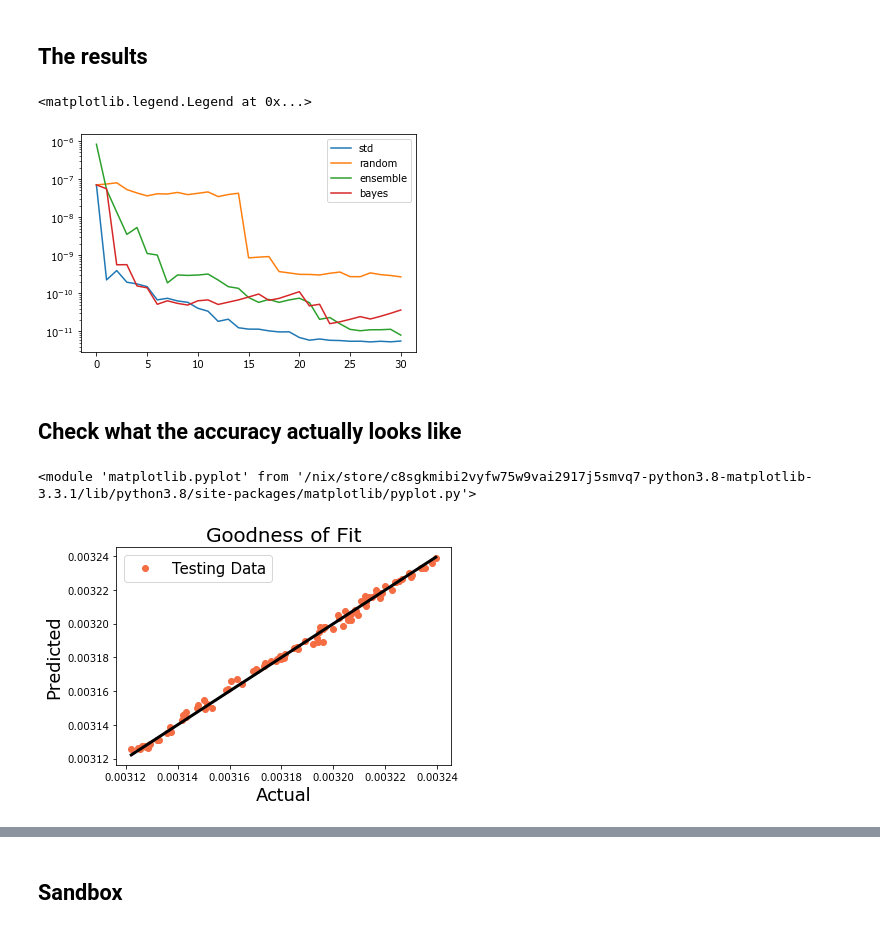
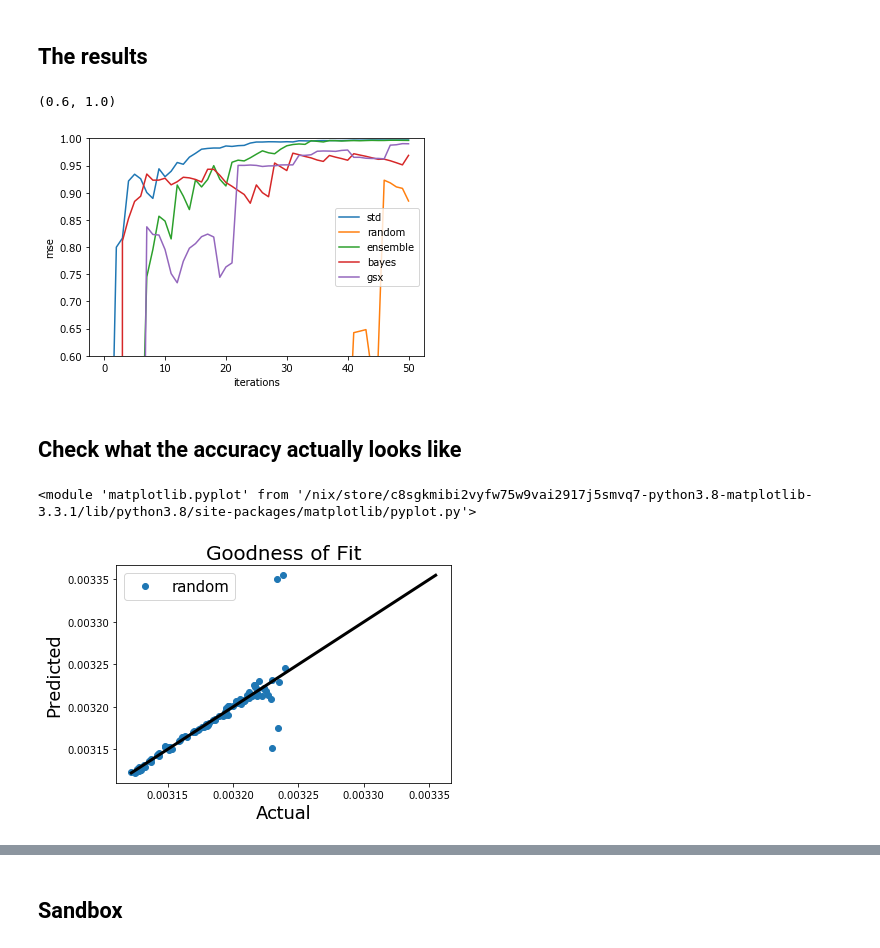
Before and after one commit to usnistgov/active-learning, a Jupyter notebook: active-learning.ipynb, the cells around one changed output, grey strips where cells are left out. Cells and saved outputs as stored; diff of their text form; code cells hidden in the pictures.

```diff
--- a/active-learning.ipynb
+++ b/active-learning.ipynb
@@ -69,5 +95,5 @@ def generate_x(shape, seed):
 # %%
-def steps():
+def pca_steps():
     return (
         ("reshape", GenericTransformer(
             lambda x: x.reshape(x.shape[0], x_data.shape[1], x_data.shape[2])
@@ -76,7 +102,6 @@ def steps():
         ("correlations",TwoPointCorrelation(periodic_boundary=True, cutoff=31, correlations=[(0, 1), (1, 1)])),
         ('flatten', GenericTransformer(lambda x: x.reshape(x.shape[0], -1))),
         ('pca', IncrementalPCA(n_components=3, svd_solver='full')),
-        ('poly', PolynomialFeatures(degree=3))
     )
 # %%
 def make_gp_model():
@@ -176,6 +252,7 @@ std_learner = ActiveLearner(
     y_training=y_train
 )
 
+
 random_learner = ActiveLearner(
     estimator=make_gp_model(),
     query_strategy=lambda model, x_: pipe(
@@ -185,6 +262,15 @@ random_learner = ActiveLearner(
     X_training=x_train,
     y_training=y_train
 )
+
+
+gsx_learner = ActiveLearner(
+    estimator=make_gp_model(),
+    query_strategy=gsx_query,
+    X_training=x_train,
+    y_training=y_train
+)
+
 
 ensemble_learner = CommitteeRegressor(
     learner_list=[
@@ -198,6 +284,14 @@ ensemble_learner = CommitteeRegressor(
     query_strategy=max_std_sampling
 )
 
+## required because CommitteeRegressor does not have a score function
+
+def score(self, x_true, y_true):
+    y_pred = self.predict(x_true)
+    return r2_score(y_true, y_pred)
+
+ensemble_learner.score = types.MethodType(score, ensemble_learner)
+
 bayes_learner = BayesianOptimizer(
     estimator=make_gp_model(),
     X_training=x_train,
@@ -205,11 +299,13 @@ bayes_learner = BayesianOptimizer(
     query_strategy=max_EI
 )
 
+
 learners = dict(
-#    std=std_learner,
-#    random=random_learner,
+    std=std_learner,
+    random=random_learner,
     ensemble=ensemble_learner,
-#    bayes=bayes_learner
+    bayes=bayes_learner,
+    gsx=gsx_learner
 )
 # %% [markdown]
 ## Run the learners
@@ -217,7 +313,7 @@ learners = dict(
 def evaluate_item(item):
     name, learner = item
     print('evaluating', name)
-    return name, evaluate_learner(oracle, x_pool, evaluate_func(x_test, y_test), 30, learner)
+    return name, evaluate_learner(oracle, x_pool, x_test, y_test, 50, learner)
 
-learner_accuracy = itemmap(evaluate_item, learners)
+learners_updated = itemmap(evaluate_item, learners)
 # %% [output]
@@ -225,4 +324,0 @@ evaluating ensemble
-# %%
-for k, v in learner_accuracy.items():
-    plt.semilogy(v[0], label=k)
-plt.legend()
@@ -232,12 +325,15 @@ plt.legend()
 # %% [markdown]
 ## The results
 # %%
-for k, v in learner_accuracy.items():
-    plt.semilogy(v[0], label=k)
+for k, v in learners_updated.items():
+    plt.plot(v.scores, label=k)
 plt.legend()
+plt.xlabel('iterations')
+plt.ylabel('mse');
+plt.ylim(0.6, 1)
 # %% [output]
-<matplotlib.legend.Legend at 0x...>
+(0.6, 1.0)
-[figure, old version]
+[figure, new version]
 # %% [markdown]
 ## Check what the accuracy actually looks like
 # %%
@@ -245,5 +342,5 @@ y_pred = learner_accuracy['std'][1].predict(x_test)
 # %%
-plot_parity(y_test, y_pred)
+plot_parity(y_test, y_pred_random, label='random')
 # %% [output]
 <module 'matplotlib.pyplot' from '/nix/store/c8sgkmibi2vyfw75w9vai2917j5smvq7-python3.8-matplotlib-3.3.1/lib/python3.8/site-packages/matplotlib/pyplot.py'>
-[figure, old version]
+[figure, new version]
```
Also changed, not shown: parts of 24 cells of this notebook.
